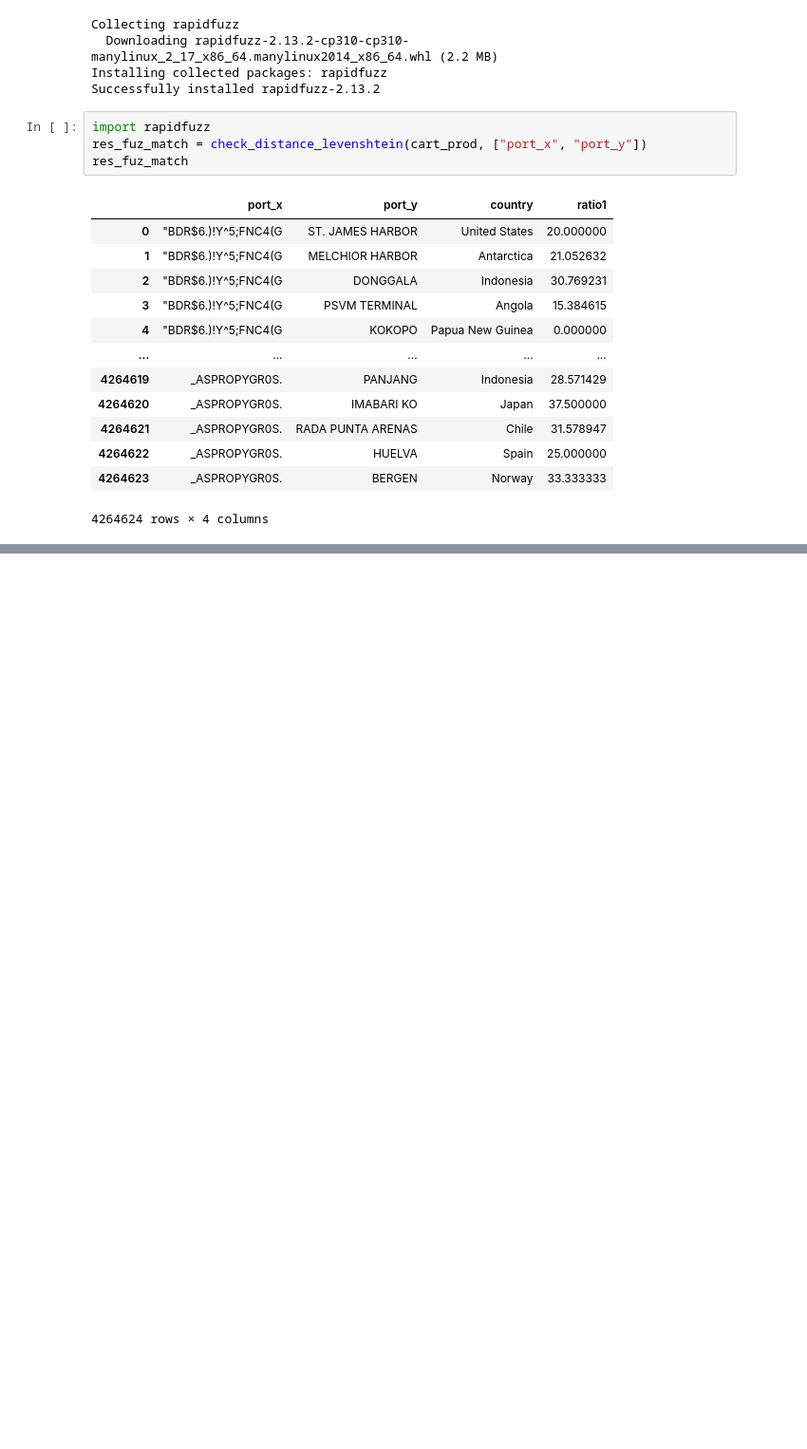
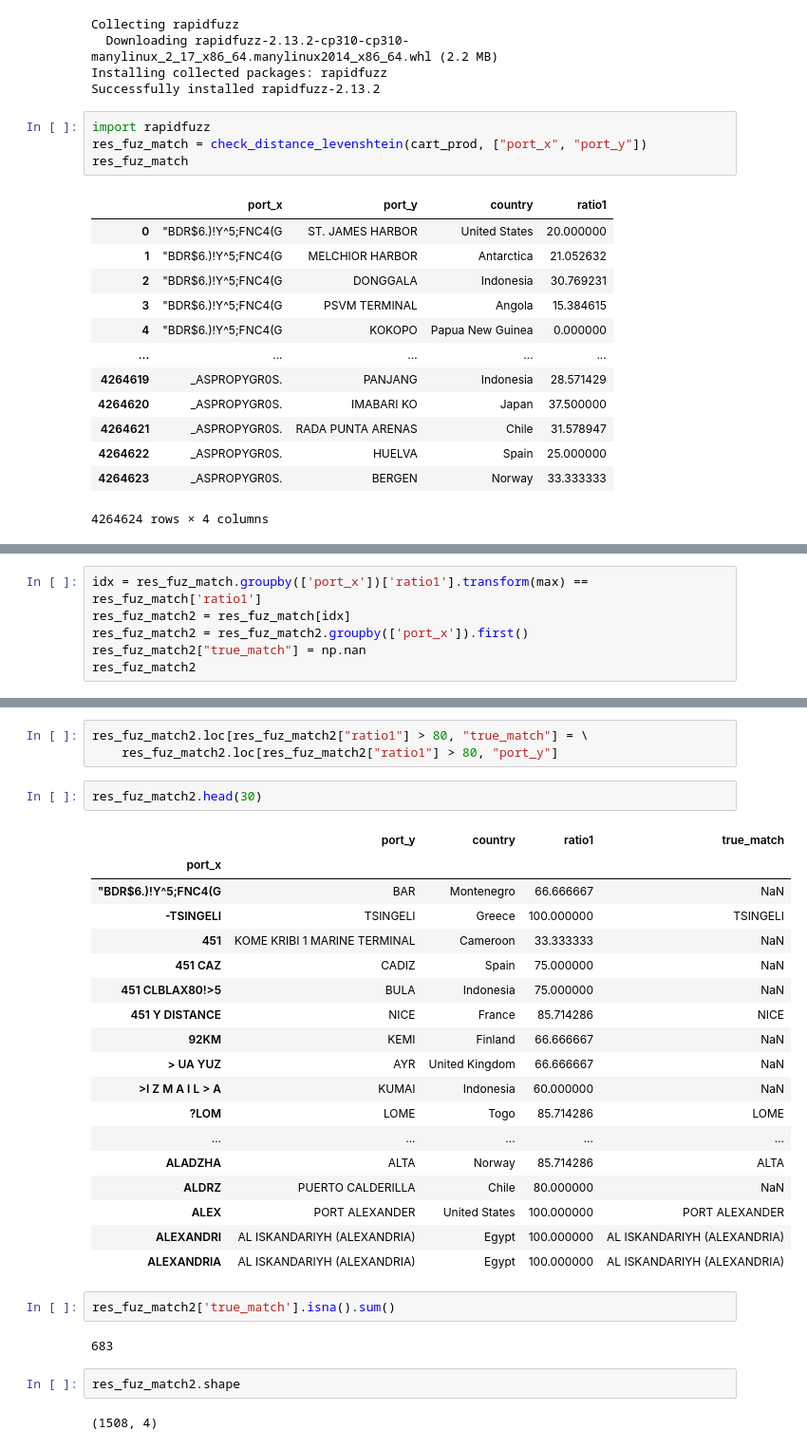
Before and after one commit to InseeFrLab/hackathon-un-2022, a Jupyter notebook: notebooks/compute_agg_stats.ipynb, the cells around one changed output, grey strips where cells are left out. Shown at 95% size. Cells and saved outputs as stored; diff of their text form; blank space fills up the shorter version.

```diff
--- a/notebooks/compute_agg_stats.ipynb
+++ b/notebooks/compute_agg_stats.ipynb
@@ -221,0 +212,6 @@ res_fuz_match2.head()
+# %%
+idx = res_fuz_match.groupby(['port_x'])['ratio1'].transform(max) == res_fuz_match['ratio1']
+res_fuz_match2 = res_fuz_match[idx]
+res_fuz_match2 = res_fuz_match2.groupby(['port_x']).first()
+res_fuz_match2["true_match"] = np.nan
+res_fuz_match2
@@ -222 +233,33 @@ res_fuz_match2.head()
+# %%
+res_fuz_match2.loc[res_fuz_match2["ratio1"] > 80, "true_match"] = \
+    res_fuz_match2.loc[res_fuz_match2["ratio1"] > 80, "port_y"]
+# %%
+res_fuz_match2.head(30)
+# %% [output]
+|  | port_y | country | ratio1 | true_match |
+| port_x |  |  |  |  |
+| "BDR$6.)!Y^5;FNC4(G | BAR | Montenegro | 66.666667 | NaN |
+| -TSINGELI | TSINGELI | Greece | 100.000000 | TSINGELI |
+| 451 | KOME KRIBI 1 MARINE TERMINAL | Cameroon | 33.333333 | NaN |
+| 451 CAZ | CADIZ | Spain | 75.000000 | NaN |
+| 451 CLBLAX80!>5 | BULA | Indonesia | 75.000000 | NaN |
+| 451 Y DISTANCE | NICE | France | 85.714286 | NICE |
+| 92KM | KEMI | Finland | 66.666667 | NaN |
+| > UA YUZ | AYR | United Kingdom | 66.666667 | NaN |
+| >I Z M A I L > A | KUMAI | Indonesia | 60.000000 | NaN |
+| ?LOM | LOME | Togo | 85.714286 | LOME |
+| ... | ... | ... | ... | ... |
+| ALADZHA | ALTA | Norway | 85.714286 | ALTA |
+| ALDRZ | PUERTO CALDERILLA | Chile | 80.000000 | NaN |
+| ALEX | PORT ALEXANDER | United States | 100.000000 | PORT ALEXANDER |
+| ALEXANDRI | AL ISKANDARIYH (ALEXANDRIA) | Egypt | 100.000000 | AL ISKANDARIYH (ALEXANDRIA) |
+| ALEXANDRIA | AL ISKANDARIYH (ALEXANDRIA) | Egypt | 100.000000 | AL ISKANDARIYH (ALEXANDRIA) |
+# %%
+res_fuz_match2['true_match'].isna().sum()
+# %% [output]
+683
+# %%
+res_fuz_match2.shape
+# %% [output]
+(1508, 4)
 # %%
```
Also changed, not shown: parts of 5 cells of this notebook.
